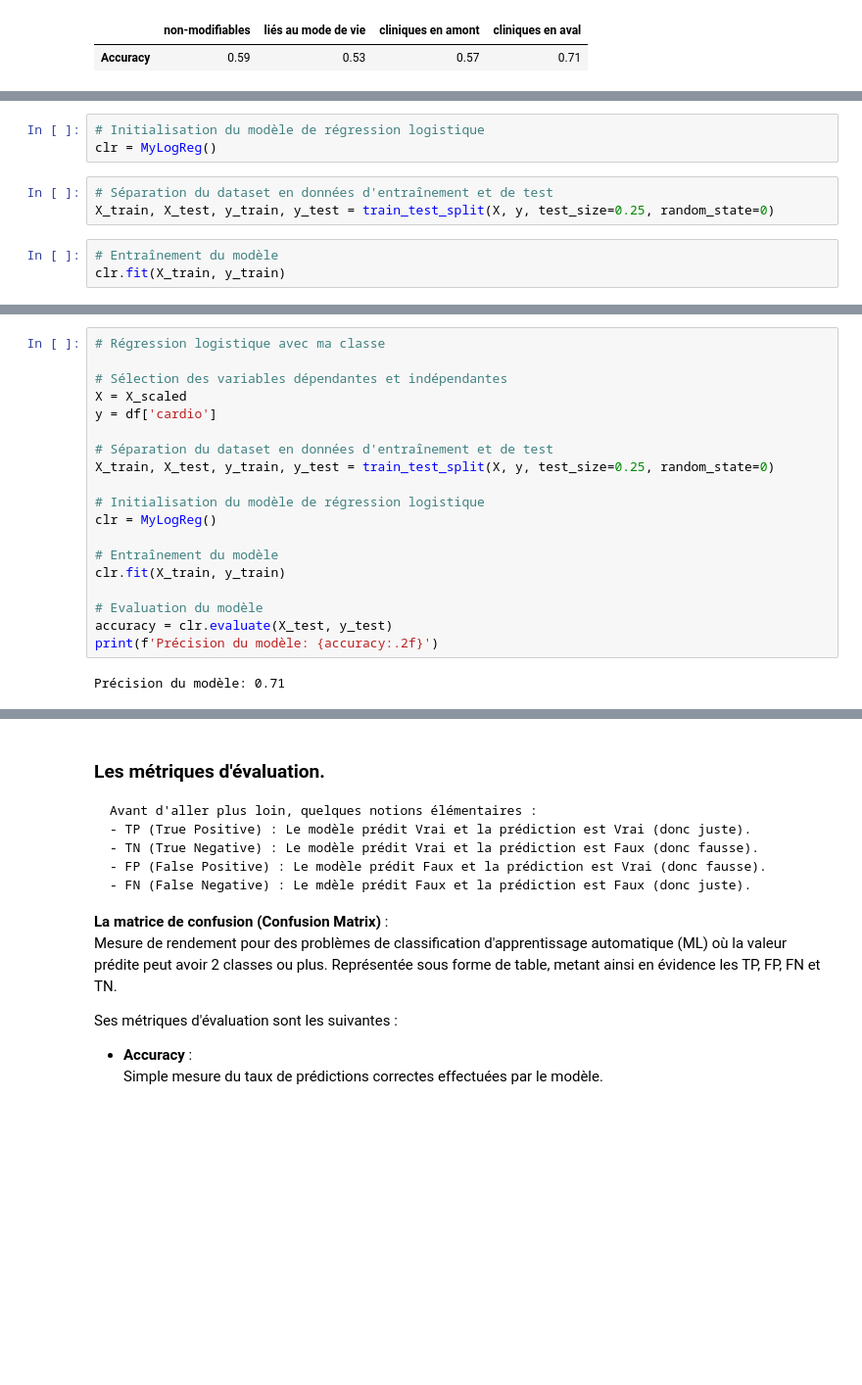
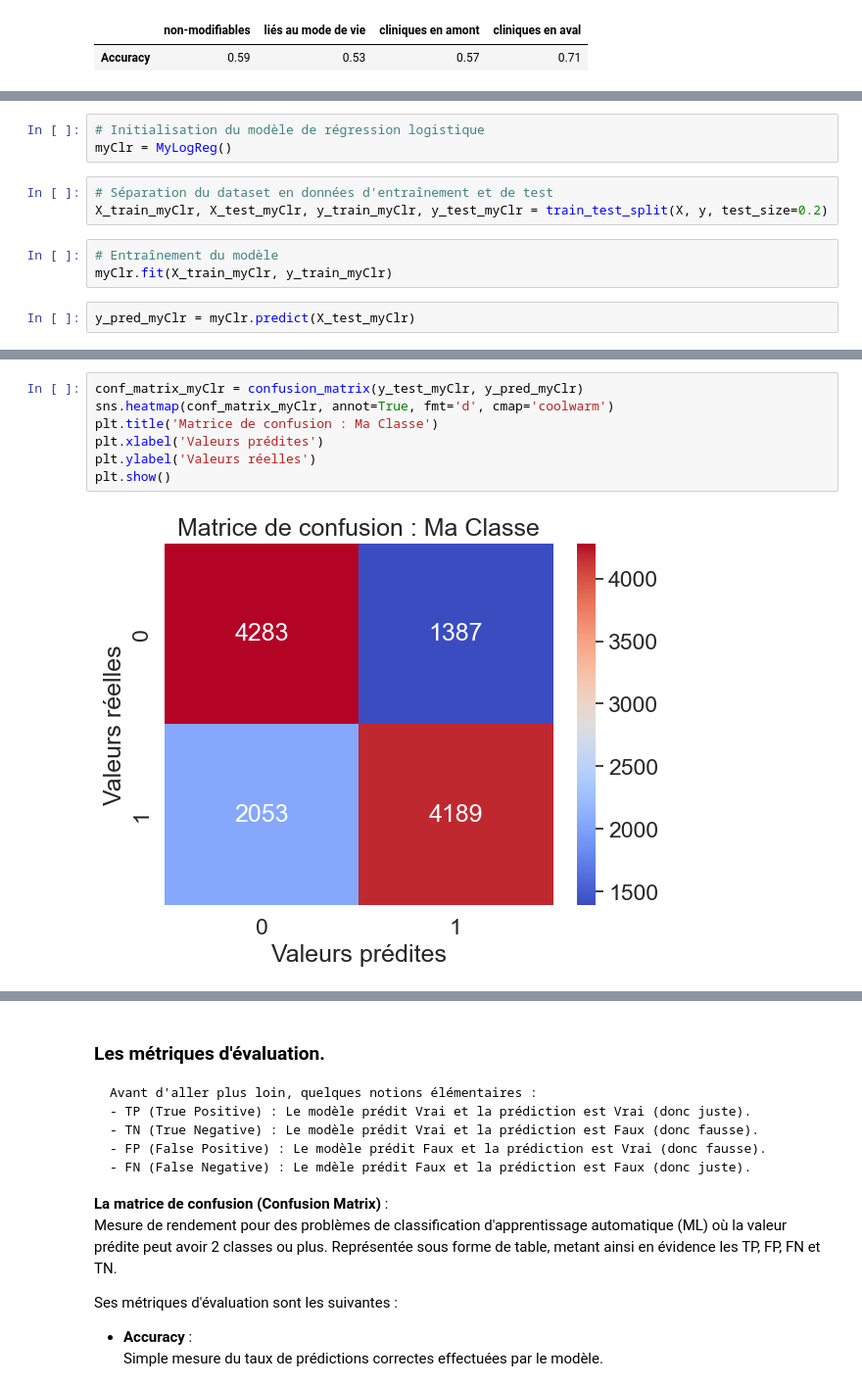
Before and after one commit to marwan-rouissi/cardio-vasc-risks, a Jupyter notebook: cardio-vasc-risks.ipynb, the cells around one changed output, grey strips where cells are left out. Shown at 98% size. Saved outputs shown, nothing was run; the diff lists cells and outputs as text; blank space fills up the shorter version.

Commit message:
Update cardio-vasc-risks.ipynb
- Choix de la métrique la plus adaptée
- Cas Pratique : Arthur

```diff
--- a/cardio-vasc-risks.ipynb
+++ b/cardio-vasc-risks.ipynb
@@ -1131,11 +922,13 @@ from myLogReg import *
 # %%
 # Initialisation du modèle de régression logistique
-clr = MyLogReg()
+myClr = MyLogReg()
 # %%
 # Séparation du dataset en données d'entraînement et de test
-X_train, X_test, y_train, y_test = train_test_split(X, y, test_size=0.25, random_state=0)
+X_train_myClr, X_test_myClr, y_train_myClr, y_test_myClr = train_test_split(X, y, test_size=0.2)
 # %%
 # Entraînement du modèle
-clr.fit(X_train, y_train)
+myClr.fit(X_train_myClr, y_train_myClr)
+# %%
+y_pred_myClr = myClr.predict(X_test_myClr)
 # %%
 # Evaluation du modèle
@@ -1144,23 +937,11 @@ print(f'Précision du modèle: {accuracy:.2f}')
 # %% [output]
 Précision du modèle: 0.71
-# %%
-# Régression logistique avec ma classe
-
-# Sélection des variables dépendantes et indépendantes
-X = X_scaled
-y = df['cardio']
-
-# Séparation du dataset en données d'entraînement et de test
-X_train, X_test, y_train, y_test = train_test_split(X, y, test_size=0.25, random_state=0)
-
-# Initialisation du modèle de régression logistique
-clr = MyLogReg()
-
-# Entraînement du modèle
-clr.fit(X_train, y_train)
-
-# Evaluation du modèle
-accuracy = clr.evaluate(X_test, y_test)
-print(f'Précision du modèle: {accuracy:.2f}')
-# %% [output]
-Précision du modèle: 0.71
+# %%
+conf_matrix_myClr = confusion_matrix(y_test_myClr, y_pred_myClr)
+sns.heatmap(conf_matrix_myClr, annot=True, fmt='d', cmap='coolwarm')
+plt.title('Matrice de confusion : Ma Classe')
+plt.xlabel('Valeurs prédites')
+plt.ylabel('Valeurs réelles')
+plt.show()
+# %% [output]
+[figure, added]
```
Also changed, not shown: parts of 77 cells of this notebook.
